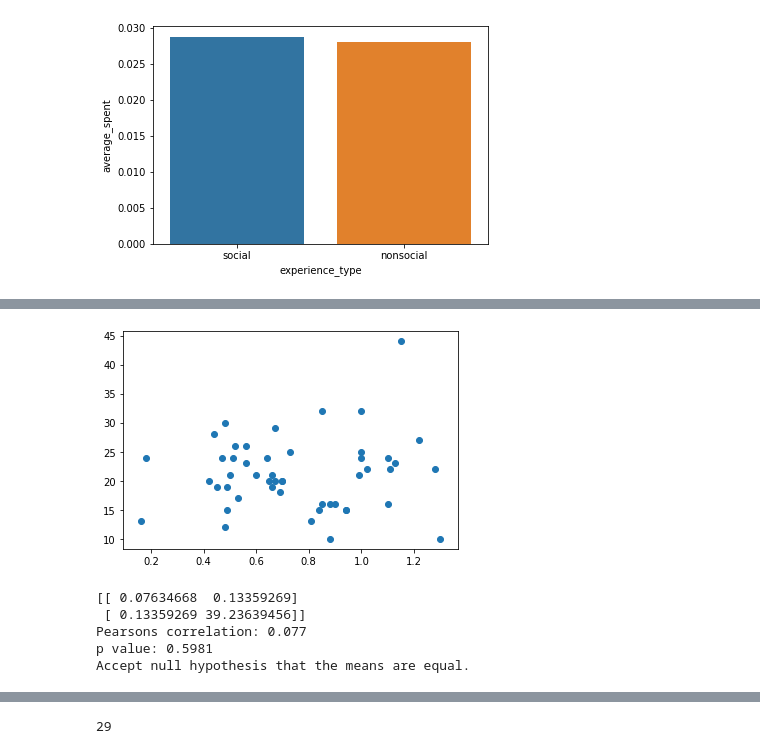
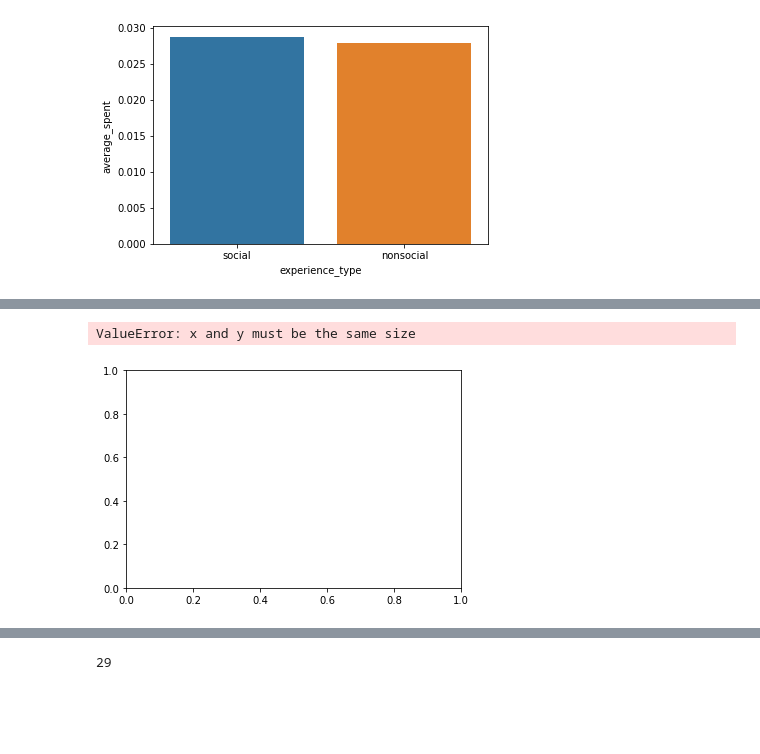
Before and after one commit to fareri-lab/WTP_CardTask, a Jupyter notebook: data/wtp_pilot_2_data (3).ipynb, the cells around one changed output, grey strips where cells are left out. Saved outputs shown, nothing was run; the diff lists cells and outputs as text; code cells hidden in the pictures; blank space fills up the shorter version.

```diff
--- a/data/wtp_pilot_2_data (3).ipynb
+++ b/data/wtp_pilot_2_data (3).ipynb
@@ -20,7 +20,7 @@ from statistics import mean, stdev
 #import excel file containing data summary
 
 #wtpdata = pd.read_csv(r'new_pilot_wtp.csv', encoding='utf-8-sig')
-wtpdata = pd.read_csv(r'updated_allwtp.csv', encoding='utf-8-sig')
+wtpdata = pd.read_csv(r'new_wtp_data.csv', encoding='utf-8-sig')
 pd.set_option("display.max_rows", None, "display.max_columns", None)
 print(wtpdata)
 # %% [output]
@@ -123,0 +124,3 @@ Accept null hypothesis that the means are equal.
+# %%
+wtp_long= pd.read_csv(r'new_wtp_data_LONG.csv')
+print(wtp_long)
@@ -142,3 +159,16 @@ mspss = wtpdata.MSPSS #perceived social support
+# %%
+# prop_social = wtpdata['prop_social']
+# aq = wtpdata.AQ #autism quotient
+# mspss = wtpdata.MSPSS #perceived social support
+prop_social = wtpdata['prop_social']
+aq = wtp_long.AQ #autism quotient
+mspss = wtp_long.MSPSS #perceived social support
+
+iri_total = wtp_long.IRI_total #iri - total sum
+iri_ec = wtp_long.IRI_EC #iri - empathetic concern
+iri_pd = wtp_long.IRI_PD # iri - personal distress
+iri_pt = wtp_long.IRI_PT #iri - perspective taking
+iri_fs = wtp_long.IRI_FS # iri - fantasy
 # %%
 #amount spent on social / mulitdimensional scale of perceived social support
 pyplot.scatter(socialavg, mspss)
@@ -477,22 +481,21 @@ Accept null hypothesis that the means are equal.
 # %%
 #sum of social / aq
 pyplot.scatter(social_sum, aq)
 pyplot.show()
 covariance = cov(social_sum, aq)
 print(covariance)
 corr, _ = pearsonr(social_sum, aq)
 print('Pearsons correlation: %.3f' % corr)
 r,p = scipy.stats.pearsonr(social_sum, aq)
 print('p value: %.4f' % p)
 alpha = 0.10
 if p > alpha:
 	print('Accept null hypothesis that the means are equal.')
 else:
     print('Reject the null hypothesis that the means are equal.')
+sum_aq= sns.regplot(x="AQ", y="total_spent_social", data=wtpdata,color="red");
+sum_aq.set_ylabel('Total Spent on Social Experiences',fontsize=12)
+sum_aq.figure.savefig('new_sum_aq_scatter.svg')
 # %% [output]
+ValueError: x and y must be the same size
-[figure, old version]
+[figure, new version]
-[[ 0.07634668  0.13359269]
- [ 0.13359269 39.23639456]]
-Pearsons correlation: 0.077
-p value: 0.5981
-Accept null hypothesis that the means are equal.
```
Also changed, not shown: parts of 39 cells of this notebook, 5 other files.
